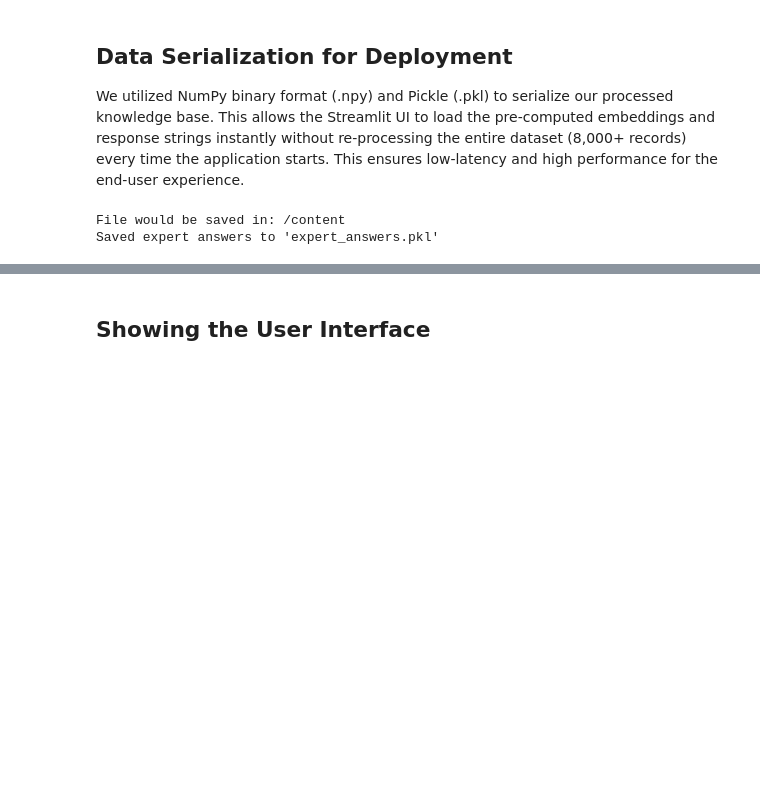
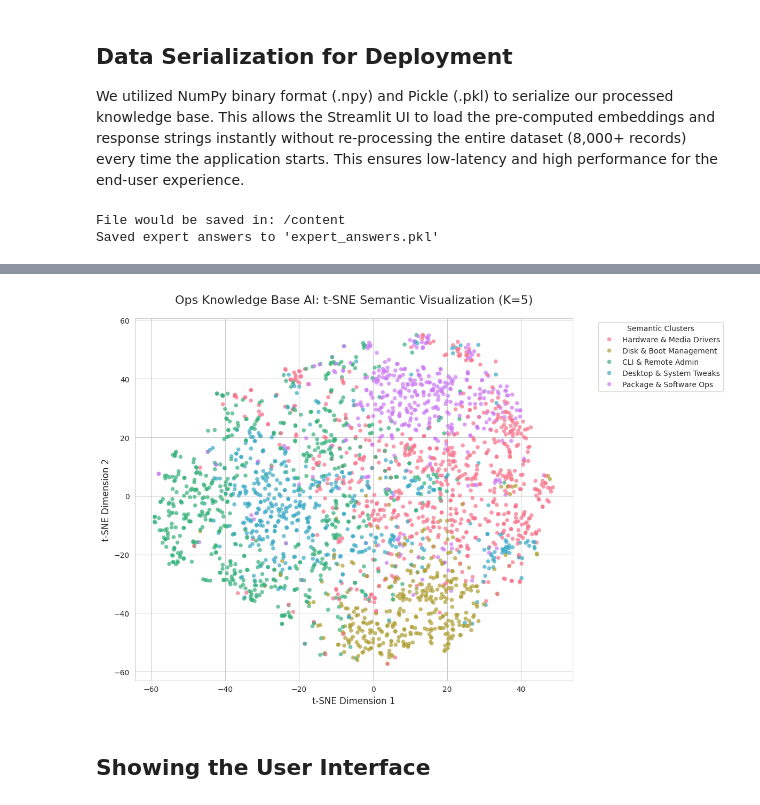
Before and after one commit to virwang/Fanshawe_NLP01, a Jupyter notebook: project/NLP_Project.ipynb, the cells around one changed output, grey strips where cells are left out. Drawn from its saved outputs; the diff is of its cells as text; code cells hidden in the pictures; blank space fills up the shorter version.

```diff
--- a/project/NLP_Project.ipynb
+++ b/project/NLP_Project.ipynb
@@ -261,0 +265,18 @@ print(len(df_final))
+# %%
+score = silhouette_score(question_embeddings, cluster_labels)
+print(f"Silhouette Score: {score:.4f}")
+
+for cluster_num in range(num_clusters):
+    print(f"\n" + "="*50)
+    print(f"📂 Cluster ID: {cluster_num}")
+    print(f"Total: {len(df_final[df_final['cluster_id'] == cluster_num])}")
+    print("="*50)
+
+    # Select random samples
+    samples = df_final[df_final['cluster_id'] == cluster_num]['question'].sample(
+        n=min(num_clusters, len(df_final[df_final['cluster_id'] == cluster_num])),
+        random_state=42
+    ).values
+
+    for i, q in enumerate(samples):
+        print(f"{i+1}. {q}")
@@ -281,3 +322,66 @@ Saved expert answers to 'expert_answers.pkl'
+# %%
+#Define topic map
+topic_map = {
+    0: "CLI & Remote Admin",
+    1: "Hardware & Media Drivers",
+    2: "Package & Software Ops",
+    3: "Disk & Boot Management",
+    4: "Desktop & System Tweaks"
+}
+
+#
+tsne = TSNE(
+    n_components=2,
+    perplexity=40,
+    random_state=42,
+    init='pca',
+    learning_rate='auto'
+)
+
+vis_dims = tsne.fit_transform(question_embeddings)
+
+# Graph
+df_vis = pd.DataFrame({
+    'x': vis_dims[:, 0],
+    'y': vis_dims[:, 1],
+    'Cluster_ID': cluster_labels,
+    'Topic': [topic_map[i] for i in cluster_labels]
+})
+
+plt.figure(figsize=(12, 8), dpi=100)
+sns.set_style("whitegrid")
+
+# Paint with topic
+scatter = sns.scatterplot(
+    data=df_vis,
+    x='x', y='y',
+    hue='Topic',
+    palette='husl',
+    alpha=0.7,
+    edgecolor='none',
+    s=30
+)
+
+# optimize graph title and label
+plt.title("Ops Knowledge Base AI: t-SNE Semantic Visualization (K=5)", fontsize=16, pad=20)
+plt.xlabel("t-SNE Dimension 1", fontsize=12)
+plt.ylabel("t-SNE Dimension 2", fontsize=12)
+
+# Move legend outside the graph avoid covering the pot
+plt.legend(title="Semantic Clusters", bbox_to_anchor=(1.05, 1), loc='upper left')
+
+plt.tight_layout()
+plt.show()
+
+# Saved the cluster for app.py
+df_final = pd.DataFrame({
+    'question': questions,
+    'answer': answers,
+    'cluster_id': cluster_labels
+})
+df_final.to_pickle("expert_data_clustered.pkl")
+# %% [output]
+[figure, added]
 # %% [markdown]
 ## Showing the User Interface
 # %% [markdown]
```
Also changed, not shown: parts of 6 cells of this notebook, 8 other files.
